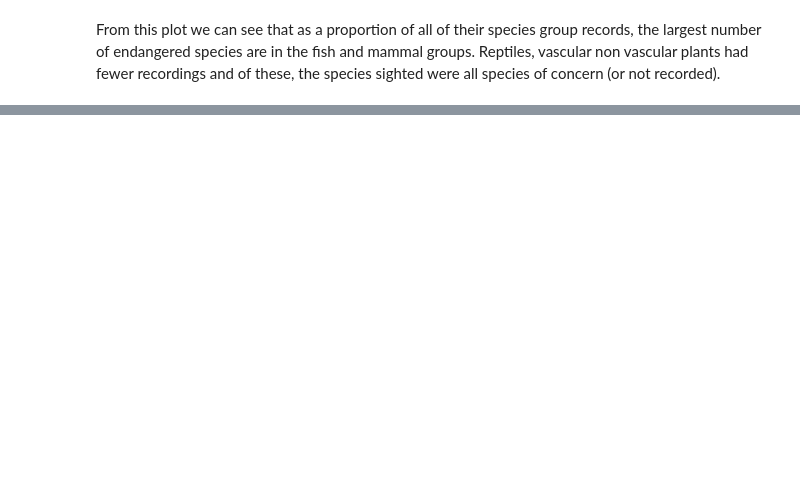
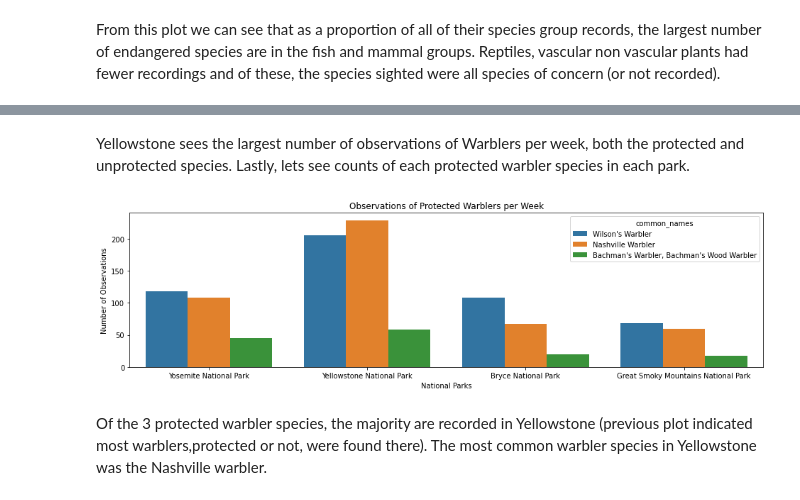
Before and after one commit to ctaylo-16/codecademy_data_science, a Jupyter notebook: biodiversity.ipynb, the cells around one changed output, grey strips where cells are left out. Cells and saved outputs as stored; diff of their text form; code cells hidden in the pictures; blank space fills up the shorter version.

```diff
--- a/biodiversity.ipynb
+++ b/biodiversity.ipynb
@@ -123,2 +450,17 @@ print('The most frequently observed species overall was Lycopodium tristachyum,
+# %% [markdown]
+Yellowstone sees the largest number of observations of Warblers per week, both the protected and unprotected species.
+Lastly, lets see counts of each protected warbler species  in each park.
+# %%
+protected_warblers.groupby(['park_name','common_names']).observations.sum().reset_index()
+plt.figure(figsize=(16, 4))
+sns.barplot(x=protected_warblers.park_name, y= protected_warblers.observations, hue=protected_warblers.common_names)
+plt.xlabel('National Parks')
+plt.ylabel('Number of Observations')
+plt.title('Observations of Protected Warblers per Week')
+plt.show()
+# %% [output]
+[figure, added]
+# %% [markdown]
+Of the 3 protected warbler species, the majority are recorded in Yellowstone (previous plot indicated most warblers,protected or not, were found there). The most common warbler species in Yellowstone was the Nashville warbler.
 # %% [markdown]
 Conclusions:
```
Also changed, not shown: parts of 27 cells of this notebook.
